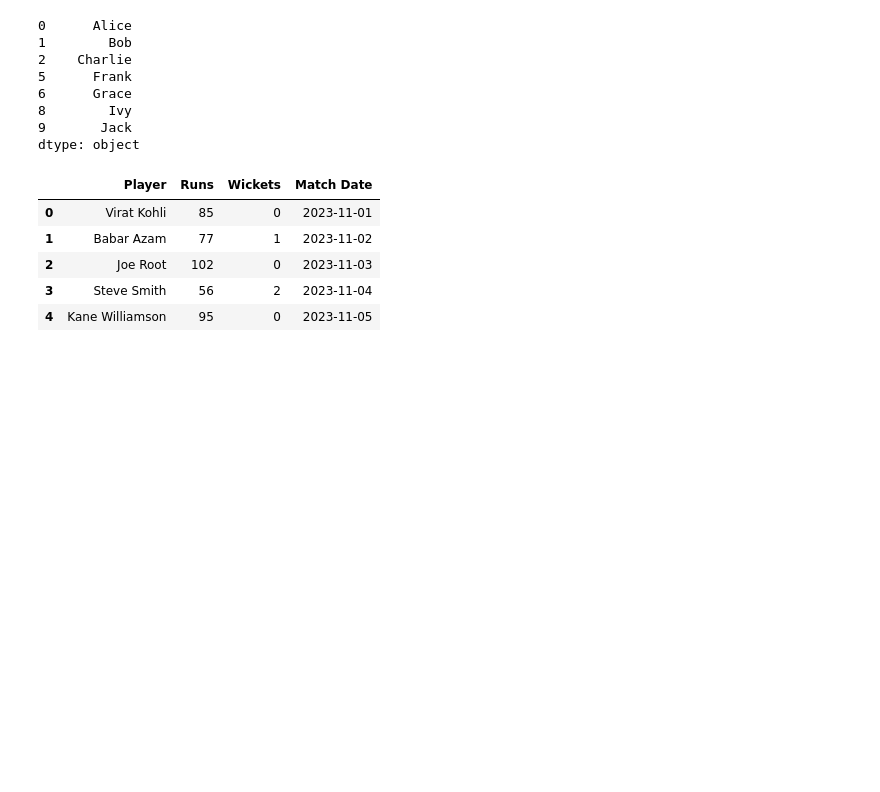
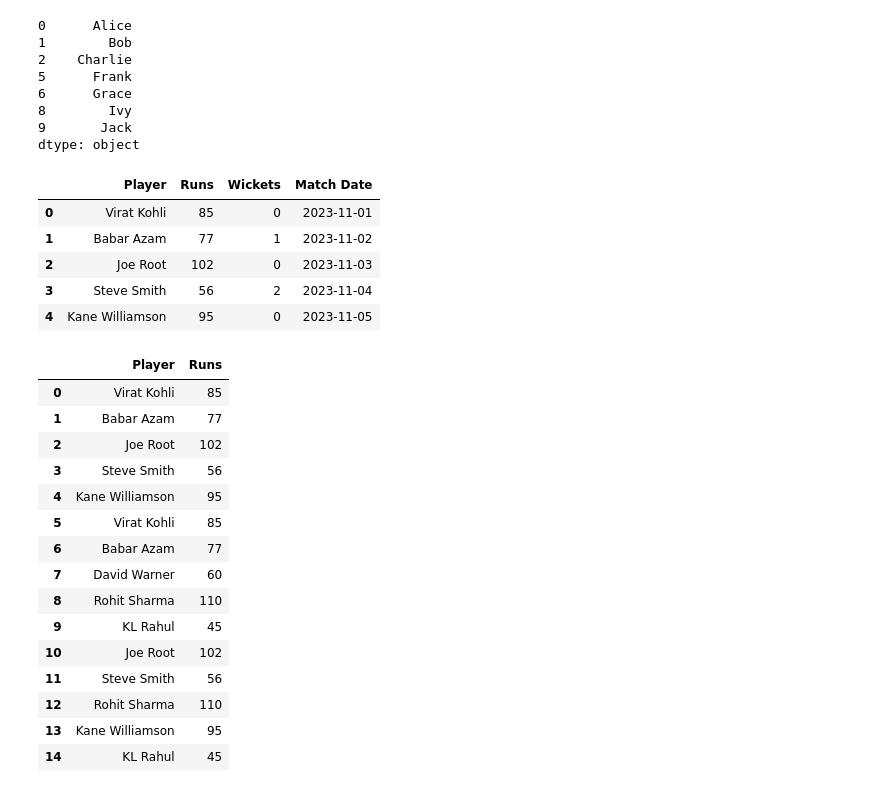
Before and after one commit to iAleeRaza/Pandas, a Jupyter notebook: dataframe_methods.ipynb, the cells around one changed output. Drawn from its saved outputs; the diff is of its cells as text; code cells hidden in the pictures; blank space fills up the shorter version.

```diff
--- a/dataframe_methods.ipynb
+++ b/dataframe_methods.ipynb
@@ -662,3 +662,22 @@ players.head()
 | 2 | Joe Root | 102 | 0 | 2023-11-03 |
 | 3 | Steve Smith | 56 | 2 | 2023-11-04 |
 | 4 | Kane Williamson | 95 | 0 | 2023-11-05 |
+# %%
+players.drop(columns=['Wickets', 'Match Date'])  # drops the specified columns
+# %% [output]
+|  | Player | Runs |
+| 0 | Virat Kohli | 85 |
+| 1 | Babar Azam | 77 |
+| 2 | Joe Root | 102 |
+| 3 | Steve Smith | 56 |
+| 4 | Kane Williamson | 95 |
+| 5 | Virat Kohli | 85 |
+| 6 | Babar Azam | 77 |
+| 7 | David Warner | 60 |
+| 8 | Rohit Sharma | 110 |
+| 9 | KL Rahul | 45 |
+| 10 | Joe Root | 102 |
+| 11 | Steve Smith | 56 |
+| 12 | Rohit Sharma | 110 |
+| 13 | Kane Williamson | 95 |
+| 14 | KL Rahul | 45 |
```
Also changed, not shown: parts of 5 cells of this notebook.
